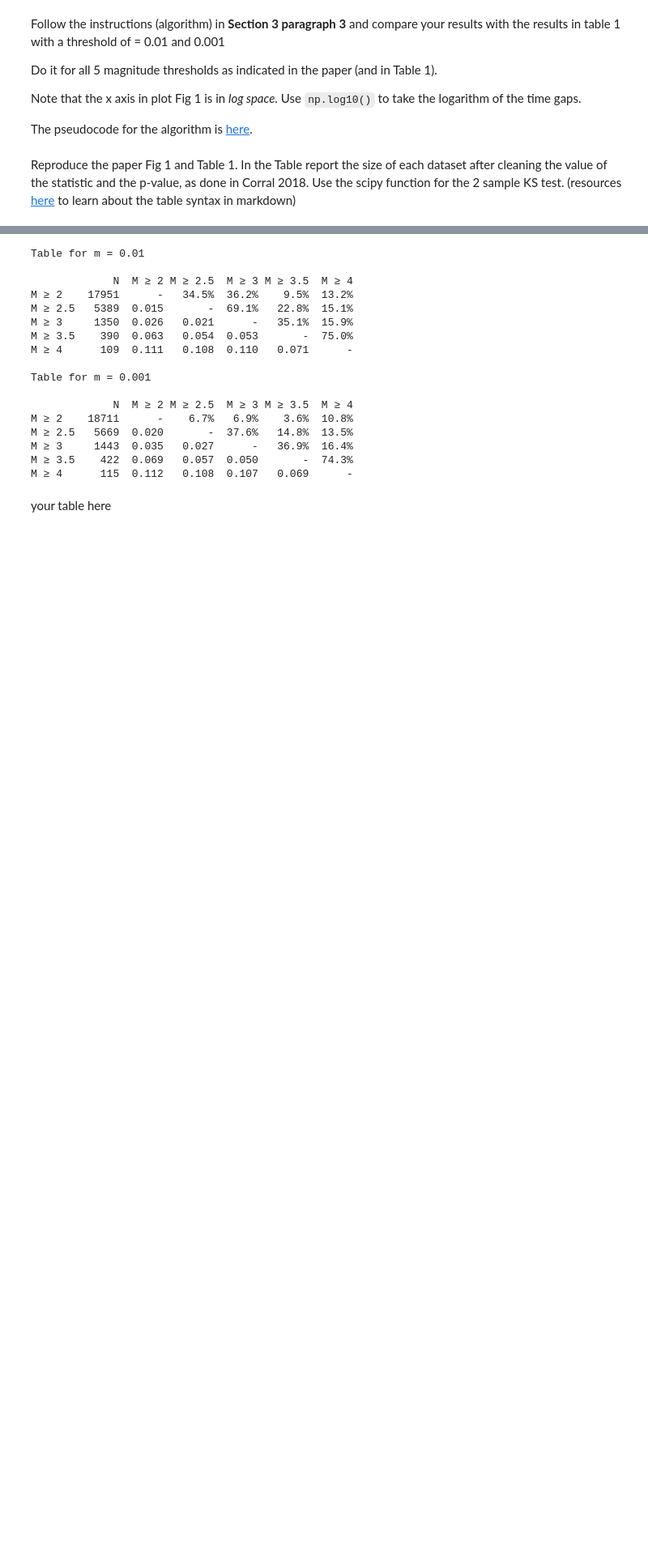
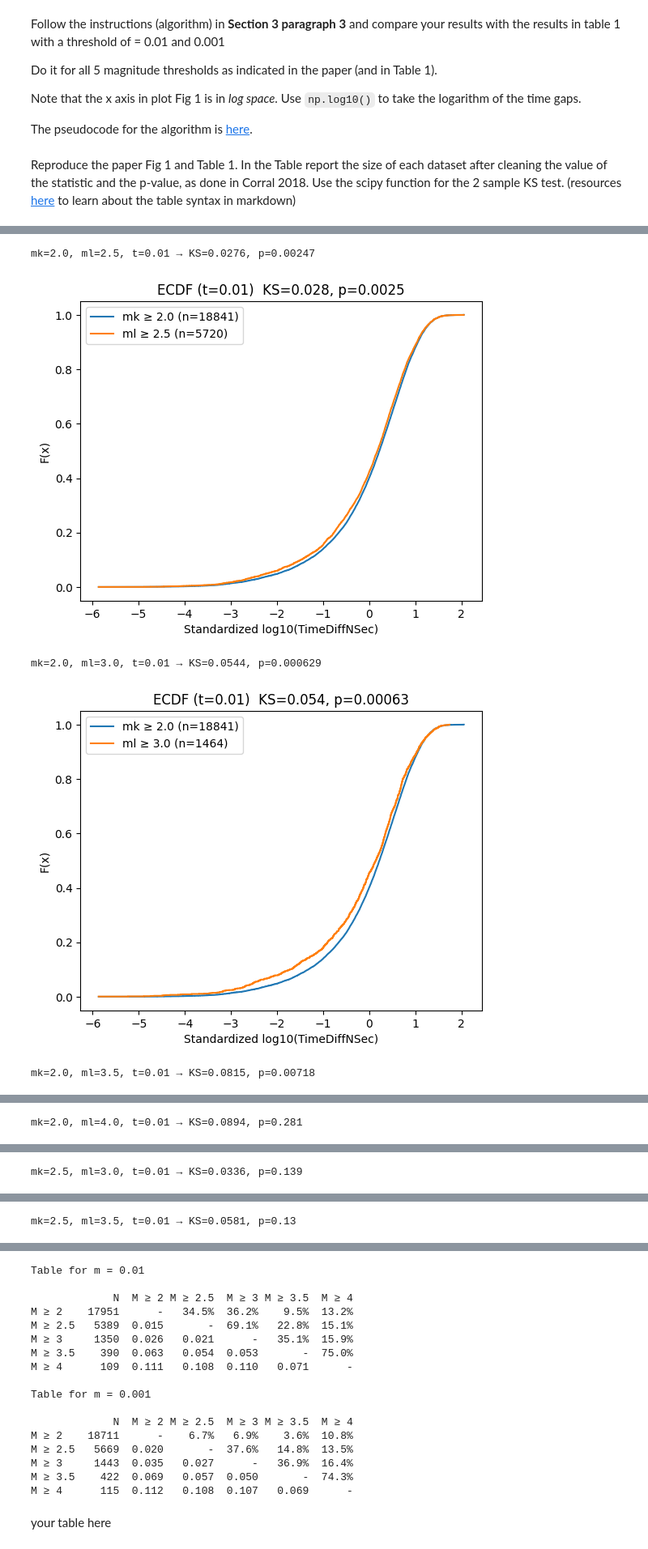
Before and after one commit to ASBRUC/DSPS_ABruce, a Jupyter notebook: HW4/ks_earthquakes_instructions.ipynb, the cells around one changed output, grey strips where cells are left out. Shown at 81% size. Drawn from its saved outputs; the diff is of its cells as text; code cells hidden in the pictures; blank space fills up the shorter version.

```diff
--- a/HW4/ks_earthquakes_instructions.ipynb
+++ b/HW4/ks_earthquakes_instructions.ipynb
@@ -389,0 +466,75 @@ KstestResult(statistic=np.float64(0.09140737688028024), pvalue=np.float64(0.4073
+# %%
+import numpy as np
+import scipy.stats as sp
+import matplotlib.pyplot as plt
+
+# Raw columns
+x_raw = eqGoodData["TimeDiffNSec"].astype(float).to_numpy()
+mag   = eqGoodData["Magnitude"].astype(float).to_numpy()
+
+thresholds = [0.01, 0.001]
+mk_vals = [2.0, 2.5, 3.0, 3.5, 4.0]
+
+# Common transform (log first)
+x_log = np.log10(x_raw)
+
+def ecdf_line(ax, x, label):
+    """Plot an empirical CDF as a step line (what KS uses)."""
+    if x.size == 0:
+        ax.plot([], [], label=f"{label} (n=0)")
+        return
+    xs = np.sort(x)
+    ys = np.arange(1, x.size + 1) / x.size
+    ax.step(xs, ys, where="post", label=f"{label} (n={x.size})")
+
+for t in thresholds:
+    t_log = np.log10(t)
+
+    for mk in mk_vals:
+        maskA = (mag >= mk) & (x_log > t_log)
+        xA = x_log[maskA]
+
+        for ml in mk_vals:
+            if mk >= ml:
+                continue
+
+            maskB = (mag >= ml) & (x_log > t_log)
+            xB = x_log[maskB]
+
+            # --- Guard: if either is empty, skip with a note
+            if xA.size == 0 or xB.size == 0:
+                print(f"SKIP mk={mk}, ml={ml}, t={t}: sizes {xA.size}, {xB.size}")
+                continue
+
+            # Optional: global standardization (same params for both)
+            Z = np.concatenate([xA, xB])
+            mu, sig = Z.mean(), Z.std(ddof=0) or 1.0
+            A = (xA - mu) / sig
+            B = (xB - mu) / sig
+
+            # KS on the data you actually plot
+            ks = sp.ks_2samp(A, B)
+            print(f"mk={mk}, ml={ml}, t={t} → KS={ks.statistic:.4f}, p={ks.pvalue:.3g}")
+
+            # ------- Option 1: cumulative histograms (be sure bins match the STANDARDIZED scale)
+            bins = np.linspace(np.min([A.min(), B.min()]),
+                               np.max([A.max(), B.max()]),
+                               60)
+
+
+
+            # ------- Option 2 (recommended): true ECDF lines (no bin issues)
+            fig, ax = plt.subplots()
+            ecdf_line(ax, A, f"mk ≥ {mk}")
+            ecdf_line(ax, B, f"ml ≥ {ml}")
+            ax.set_title(f"ECDF (t={t})  KS={ks.statistic:.3f}, p={ks.pvalue:.2g}")
+            ax.set_xlabel("Standardized log10(TimeDiffNSec)")
+            ax.set_ylabel("F(x)")
+            ax.legend()
+            plt.show()
+# %% [output]
+mk=2.0, ml=2.5, t=0.01 → KS=0.0276, p=0.00247
+[figure, added]
+mk=2.0, ml=3.0, t=0.01 → KS=0.0544, p=0.000629
+[figure, added]
+mk=2.0, ml=3.5, t=0.01 → KS=0.0815, p=0.00718
@@ -389,0 +542 @@ KstestResult(statistic=np.float64(0.09140737688028024), pvalue=np.float64(0.4073
+mk=2.0, ml=4.0, t=0.01 → KS=0.0894, p=0.281
@@ -389,0 +544 @@ KstestResult(statistic=np.float64(0.09140737688028024), pvalue=np.float64(0.4073
+mk=2.5, ml=3.0, t=0.01 → KS=0.0336, p=0.139
@@ -389,0 +546 @@ KstestResult(statistic=np.float64(0.09140737688028024), pvalue=np.float64(0.4073
+mk=2.5, ml=3.5, t=0.01 → KS=0.0581, p=0.13
```
Also changed, not shown: parts of 5 cells of this notebook.
